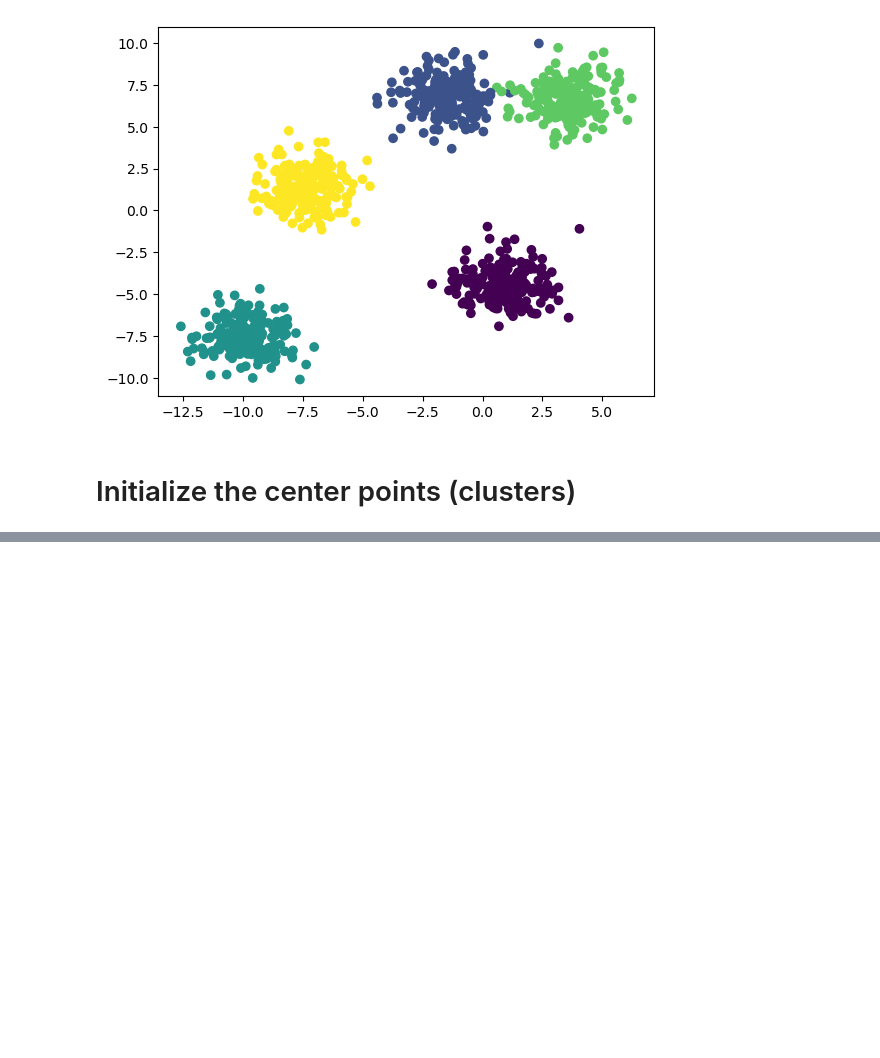
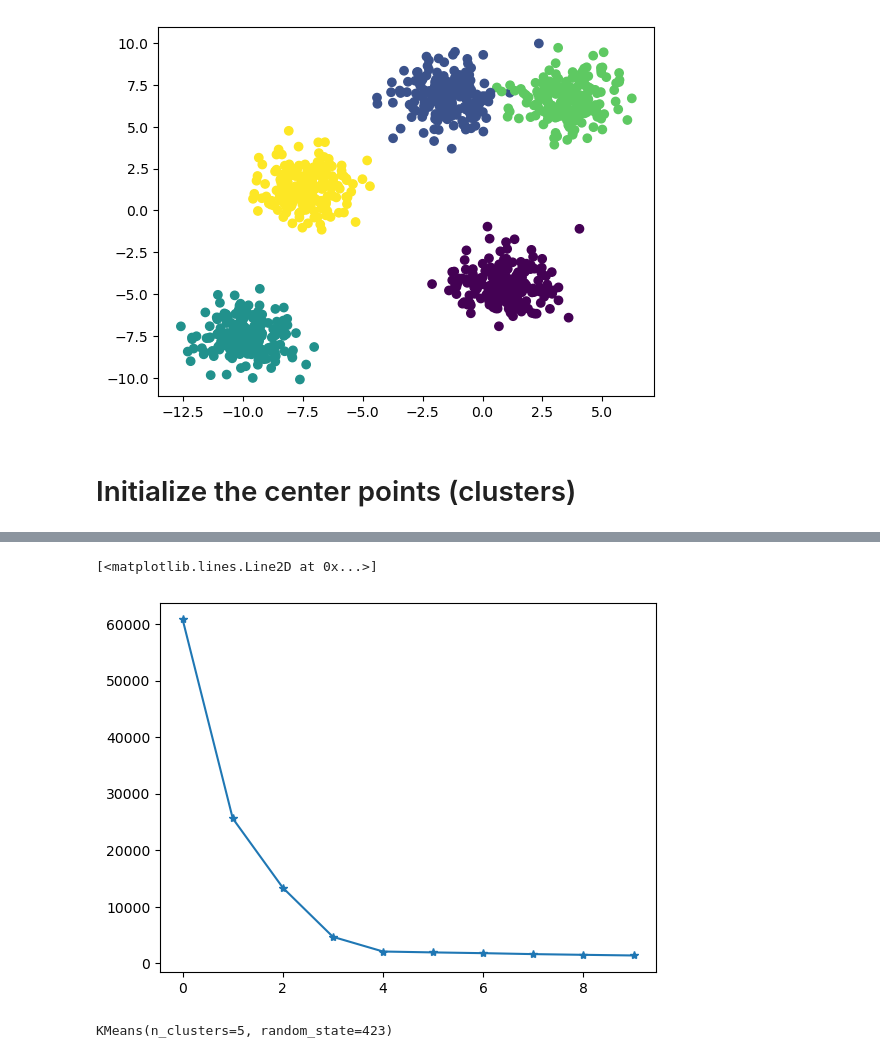
Before and after one commit to KHITOLIA/Chitkara-University, a Jupyter notebook: K-means Clustering.ipynb, the cells around one changed output, grey strips where cells are left out. Drawn from its saved outputs; the diff is of its cells as text; code cells hidden in the pictures; blank space fills up the shorter version.

```diff
--- a/K-means Clustering.ipynb
+++ b/K-means Clustering.ipynb
@@ -117,0 +58,17 @@ update_cluster(clusters)
+# %%
+# E - step
+
+def point_to_cluster(clusters):
+
+    for i in range(X.shape[0]):
+
+        distance = []
+
+        for j in range(k):
+
+            dist = distance_formula(X[i], clusters[j]['center'])
+            distance.append(dist)
+
+        belong_cluster = np.argmin(distance)
+
+        clusters[belong_cluster]['point'].append(X[i])
@@ -117,0 +114,5 @@ update_cluster(clusters)
+# %%
+for i in range(100):
+    point_to_cluster(clusters)
+#     plot_cluster(clusters)
+    update_cluster(clusters)
@@ -117,0 +147,7 @@ update_cluster(clusters)
+# %%
+wcss = []
+
+for i in range(1, 11):
+    kmeans = KMeans(n_clusters=i, init='k-means++', max_iter=400,n_init = 10, random_state=12)
+    kmeans.fit(X)
+    wcss.append(kmeans.inertia_)
@@ -117,0 +167,12 @@ update_cluster(clusters)
+# %%
+plt.plot(wcss, marker = '*')
+# %% [output]
+[<matplotlib.lines.Line2D at 0x...>]
+[figure, added]
+# %%
+from sklearn.cluster import KMeans
+
+kmeans = KMeans(n_clusters=5, random_state = 423)
+kmeans.fit(X)
+# %% [output]
+KMeans(n_clusters=5, random_state=423)
```
Also changed, not shown: parts of 58 cells of this notebook, 5 other files.
